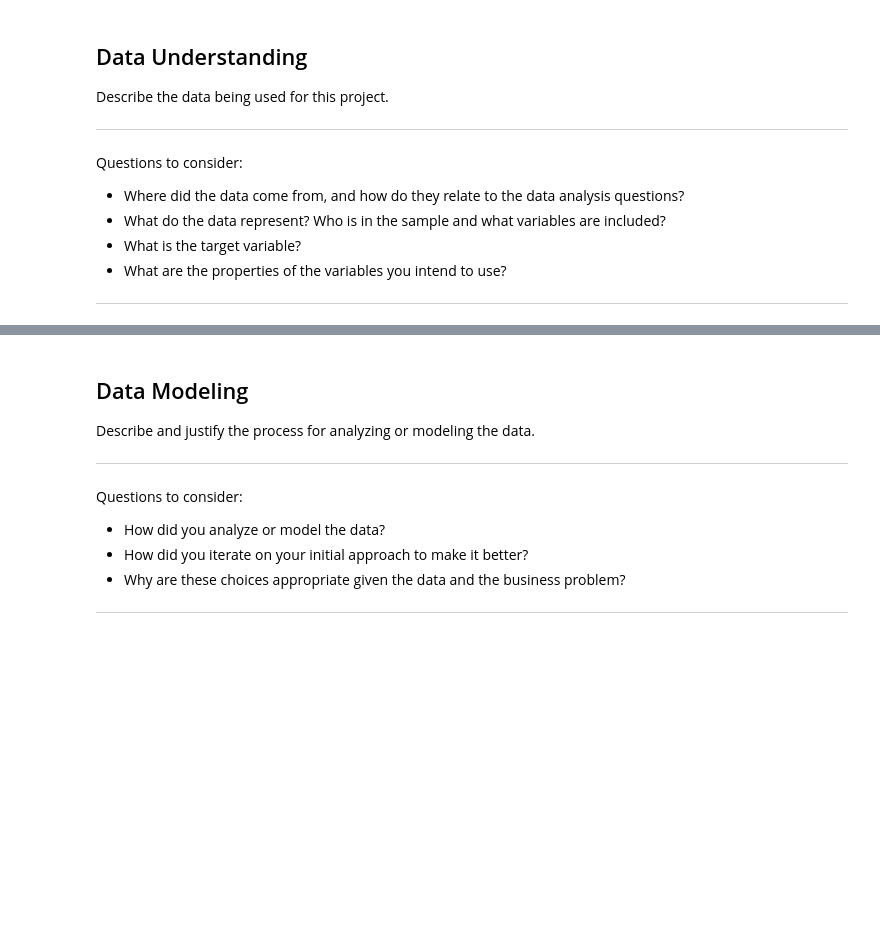
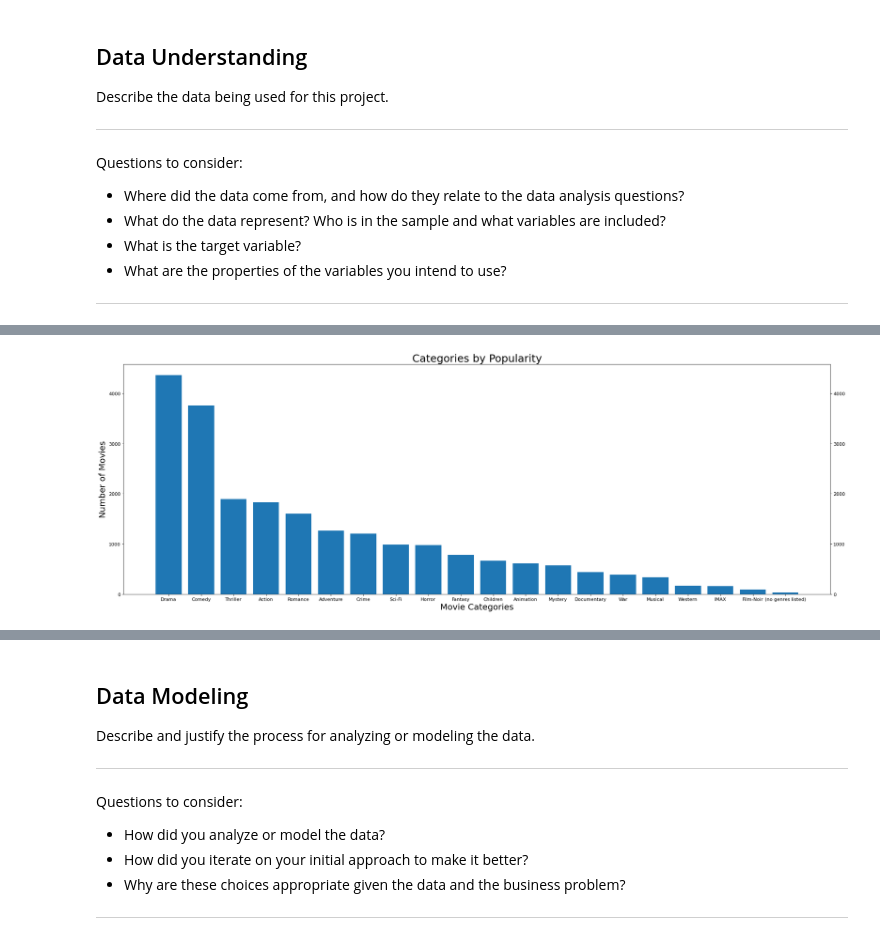
Before and after one commit to RedDragonfruit/MovieLens_Recommendation, a Jupyter notebook: main.ipynb, the cells around one changed output, grey strips where cells are left out. Saved outputs shown, nothing was run; the diff lists cells and outputs as text; code cells hidden in the pictures; blank space fills up the shorter version.

```diff
--- a/main.ipynb
+++ b/main.ipynb
@@ -41,0 +46,4 @@ from sklearn.metrics import pairwise_distances
+# %%
+viz.viz_2()
+# %% [output]
+[figure, added]
```
Also changed, not shown: parts of 49 cells of this notebook, 1 other file.
